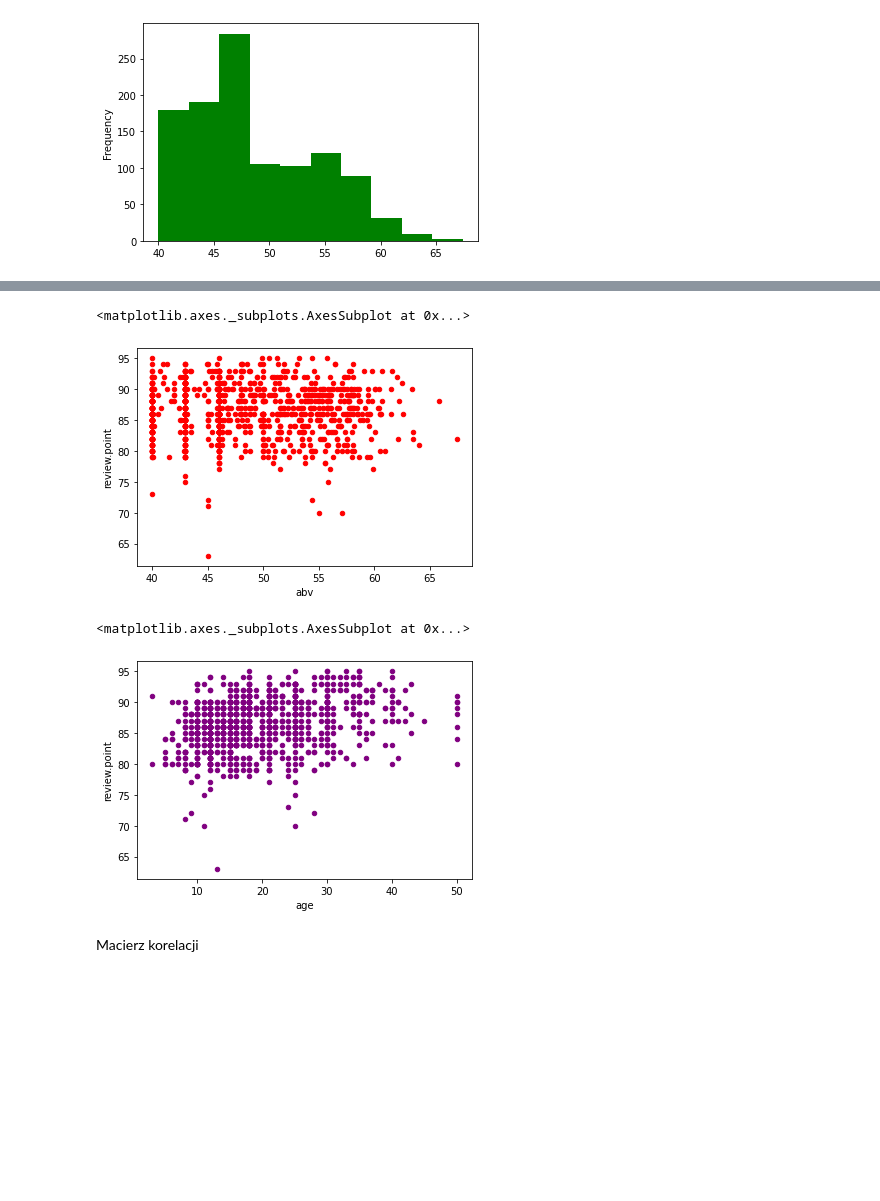
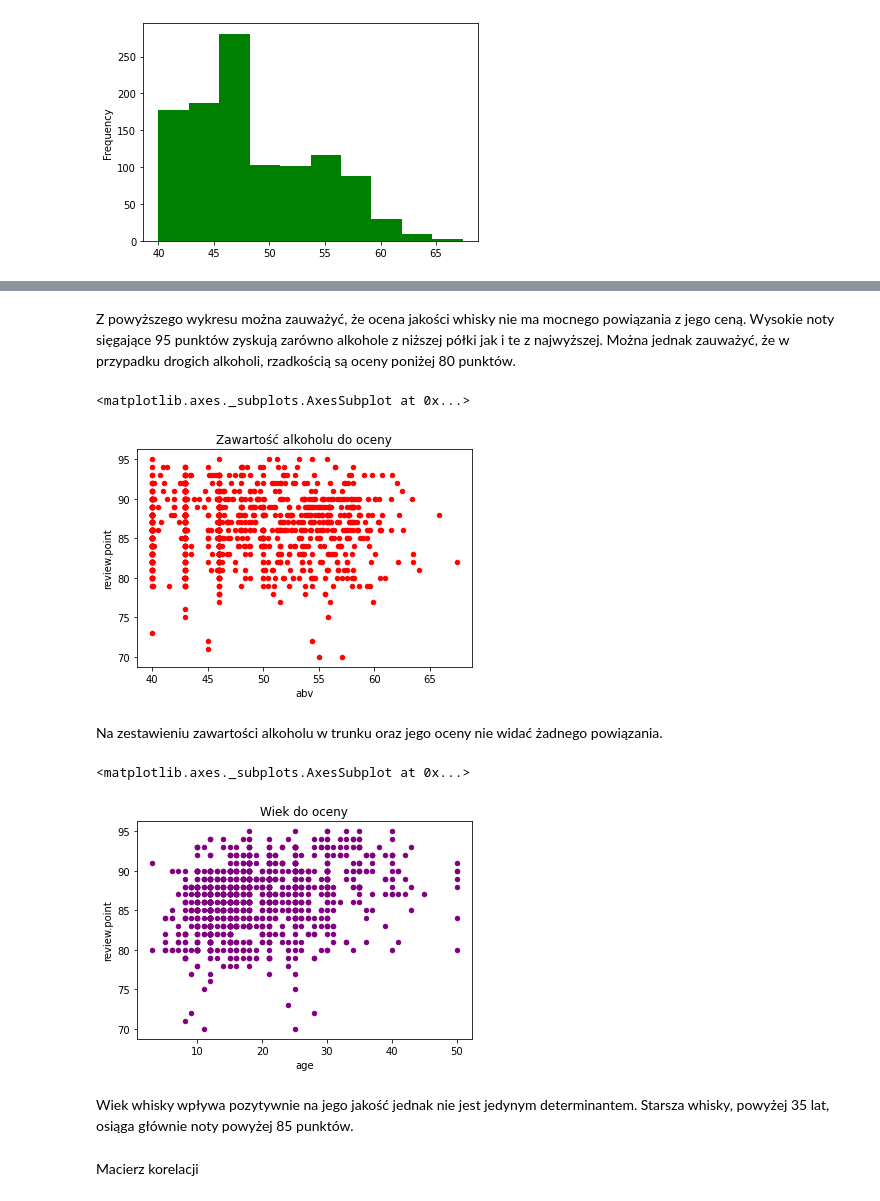
Before and after one commit to lynxoo/ue-wroc-sad, a Jupyter notebook: SAD.ipynb, the cells around one changed output, grey strips where cells are left out. Saved outputs shown, nothing was run; the diff lists cells and outputs as text; code cells hidden in the pictures; blank space fills up the shorter version.

```diff
--- a/SAD.ipynb
+++ b/SAD.ipynb
@@ -208,5 +210,5 @@ dtype: float64
 # %%
-outliers = (scotch < (q1 - 4.0 * iqr)) | (scotch > (q3 + 4.0 * iqr))
+outliers = (scotch < (q1 - 3.0 * iqr)) | (scotch > (q3 + 3.0 * iqr))
 outliers.sum()
 # %% [output]
 abv              0
@@ -292,13 +306,19 @@ scotch.plot.scatter(x='price', y='review.point', color='green')
+# %% [markdown]
+Z powyższego wykresu można zauważyć, że ocena jakości whisky nie ma mocnego powiązania z jego ceną. Wysokie noty sięgające 95 punktów zyskują zarówno alkohole z niższej półki jak i te z najwyższej. Można jednak zauważyć, że w przypadku drogich alkoholi, rzadkością są oceny poniżej 80 punktów.
 # %%
-scotch.plot.scatter(x='abv', y='review.point', color='red')
+scotch.plot.scatter(x='abv', y='review.point', title='Zawartość alkoholu do oceny', color='red')
 # %% [output]
 <matplotlib.axes._subplots.AxesSubplot at 0x...>
-[figure, old version]
+[figure, new version]
+# %% [markdown]
+Na zestawieniu zawartości alkoholu w trunku oraz jego oceny nie widać żadnego powiązania.
 # %%
-scotch.plot.scatter(x='age', y='review.point', color='purple')
+scotch.plot.scatter(x='age', y='review.point', title='Wiek do oceny', color='purple')
 # %% [output]
 <matplotlib.axes._subplots.AxesSubplot at 0x...>
-[figure, old version]
+[figure, new version]
+# %% [markdown]
+Wiek whisky wpływa pozytywnie na jego jakość jednak nie jest jedynym determinantem. Starsza whisky, powyżej 35 lat, osiąga głównie noty powyżej 85 punktów.
 # %% [markdown]
 Macierz korelacji
 # %%
```
Also changed, not shown: parts of 38 cells of this notebook.
